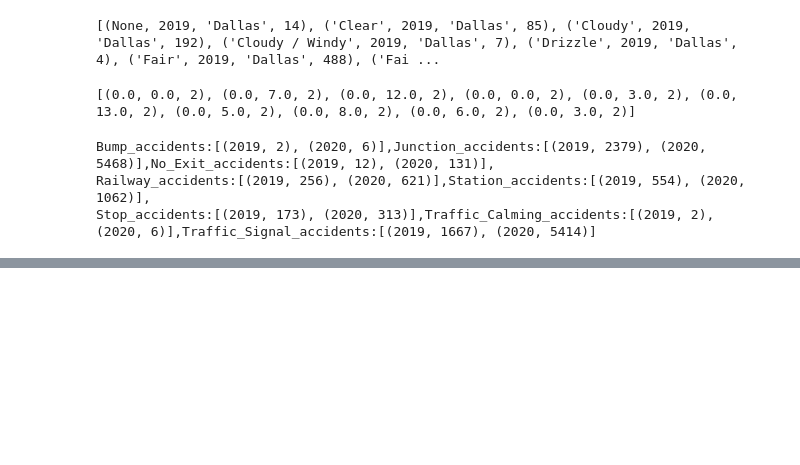
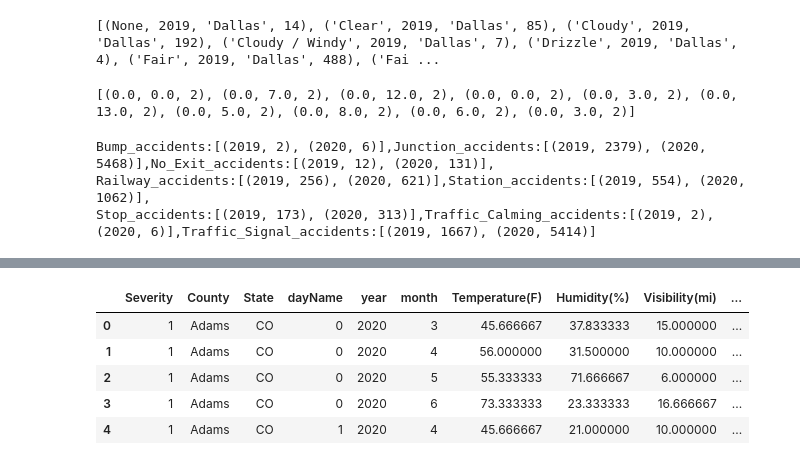
Before and after one commit to KeSavanh/US_accident_data_analysis, a Jupyter notebook: Cleaned_data.ipynb, the cells around one changed output, grey strips where cells are left out. Saved outputs shown, nothing was run; the diff lists cells and outputs as text; code cells hidden in the pictures; blank space fills up the shorter version.

```diff
--- a/Cleaned_data.ipynb
+++ b/Cleaned_data.ipynb
@@ -358,0 +451,10 @@ Stop_accidents:[(2019, 173), (2020, 313)],Traffic_Calming_accidents:[(2019, 2),
+# %%
+accident_mean_df=pd.read_csv("accident_mean.csv")
+accident_mean_df.head()
+# %% [output]
+|  | Severity | County | State | dayName | year | month | Temperature(F) | Humidity(%) | Visibility(mi) | ... |
+| 0 | 1 | Adams | CO | 0 | 2020 | 3 | 45.666667 | 37.833333 | 15.000000 | ... |
+| 1 | 1 | Adams | CO | 0 | 2020 | 4 | 56.000000 | 31.500000 | 10.000000 | ... |
+| 2 | 1 | Adams | CO | 0 | 2020 | 5 | 55.333333 | 71.666667 | 6.000000 | ... |
+| 3 | 1 | Adams | CO | 0 | 2020 | 6 | 73.333333 | 23.333333 | 16.666667 | ... |
+| 4 | 1 | Adams | CO | 1 | 2020 | 4 | 45.666667 | 21.000000 | 10.000000 | ... |
```
Also changed, not shown: parts of 19 cells of this notebook, 13 other files.
